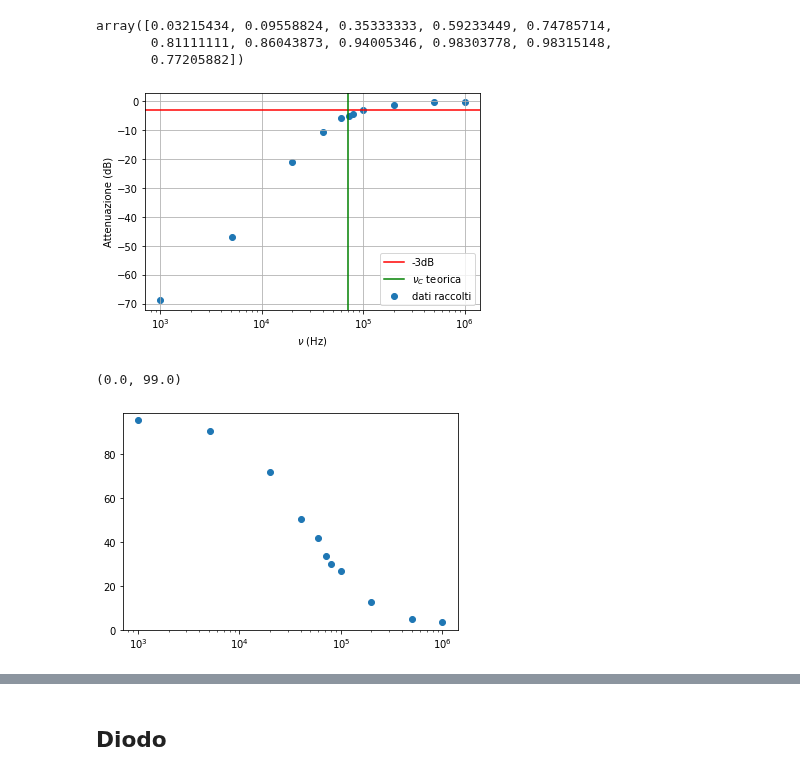
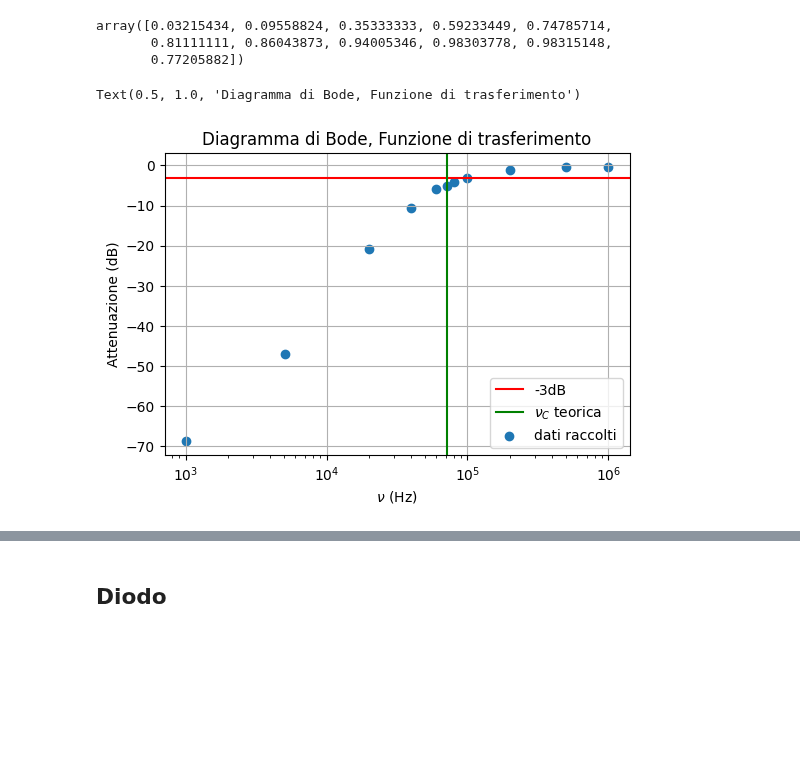
Before and after one commit to 1892051/LabSS, a Jupyter notebook: LabSS/esperienza_1/live.ipynb, the cells around one changed output, grey strips where cells are left out. Cells and saved outputs as stored; diff of their text form; code cells hidden in the pictures; blank space fills up the shorter version.

```diff
--- a/LabSS/esperienza_1/live.ipynb
+++ b/LabSS/esperienza_1/live.ipynb
@@ -4,6 +4,9 @@
 import pandas as pd
 import matplotlib.pyplot as plt
 import numpy as np
+
+import matplotlib as mpl
+mpl.rcParams['figure.dpi'] = 100
 # %% [markdown]
 ## Partitore resistivo
 # %%
@@ -31,20 +34,15 @@ array([0.03215434, 0.09558824, 0.35333333, 0.59233449, 0.74785714,
 # %%
 plt.xscale("log")
 #plt.yscale("log")
 plt.scatter(freq,20*np.log(v_out/v_in), label="dati raccolti")
 plt.axhline(-3, color="red", label="-3dB")
 plt.axvline(71050, label="$\\nu_C$ teorica", color="green")
 plt.legend()
 
 plt.xlabel("$\\nu$ (Hz)")
 plt.ylabel("Attenuazione (dB)")
 plt.grid()
+plt.title("Diagramma di Bode, Funzione di trasferimento")
 # %% [output]
+Text(0.5, 1.0, 'Diagramma di Bode, Funzione di trasferimento')
-[figure, old version]
+[figure, new version]
-# %%
-plt.xscale("log")
-plt.scatter(freq, delta_phi)
-plt.ylim(0,99)
-# %% [output]
-(0.0, 99.0)
-[figure, removed]
```
Also changed, not shown: parts of 3 cells of this notebook.
